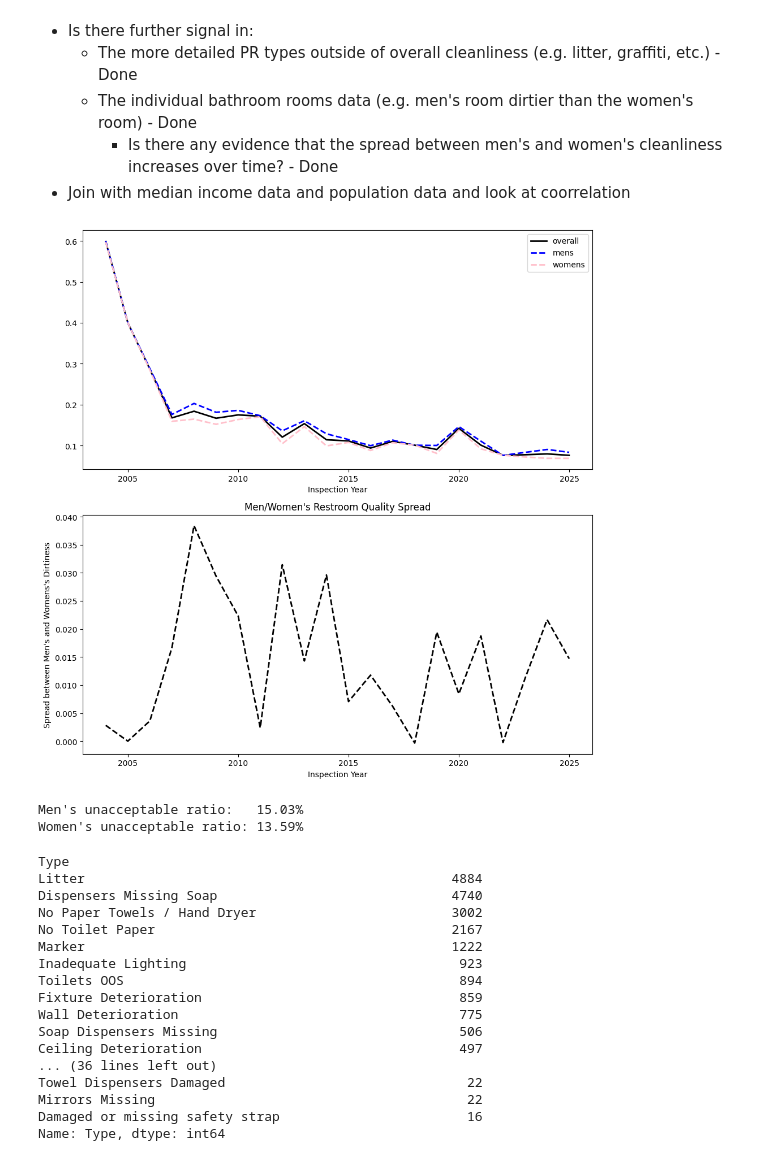
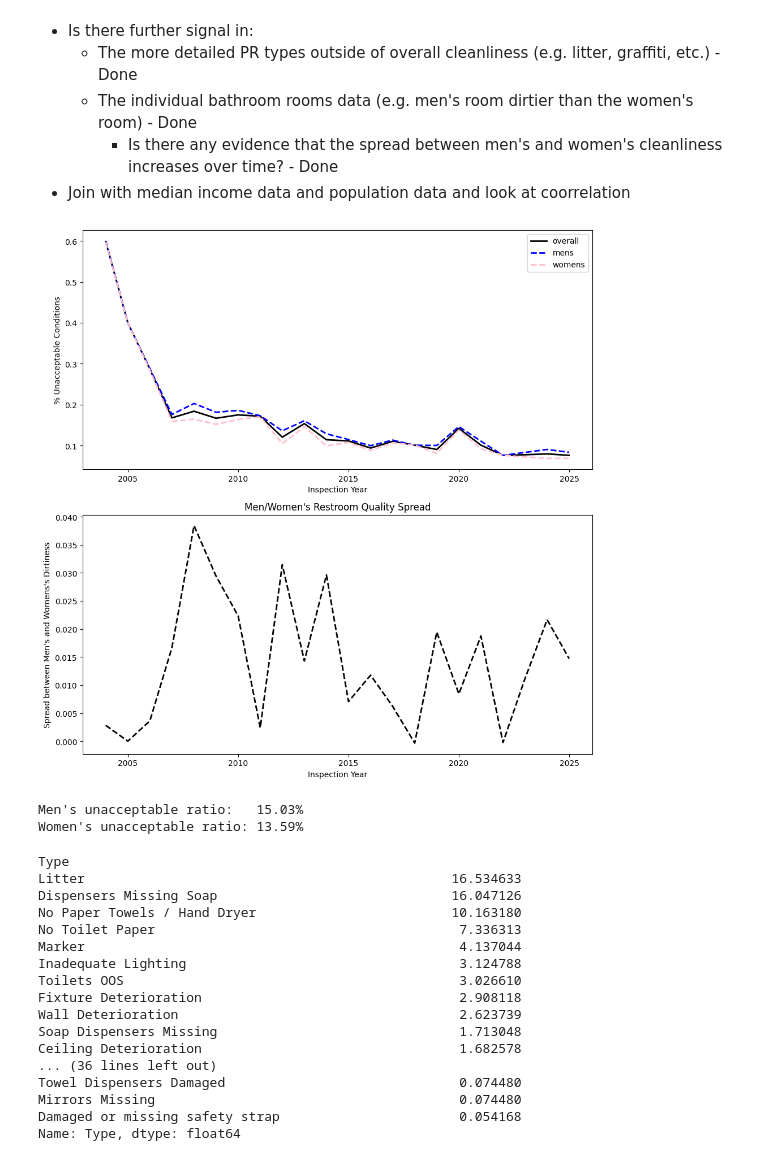
Before and after one commit to sirpthatch/analysis, a Jupyter notebook: projects/toilets/notebooks/profile_toilets.ipynb, the cells around one changed output. Cells and saved outputs as stored; diff of their text form; code cells hidden in the pictures.

```diff
--- a/projects/toilets/notebooks/profile_toilets.ipynb
+++ b/projects/toilets/notebooks/profile_toilets.ipynb
@@ -418,56 +419,58 @@ gender_counts_by_year = (
 gender_counts_by_year['mens_womens_quality_spread'] = gender_counts_by_year.get('mens', 0) - gender_counts_by_year.get('womens', 0)
 
 values_by_year = (
     park_restroom_rooms_inspections_joined_df
     .groupby(['Inspection Year'])['OvCond']
     .apply(lambda x: (x == 'U').sum() / ((x == 'U') | (x == 'A')).sum() if ((x == 'U') | (x == 'A')).sum() > 0 else np.nan)
 )
 data = (pd
         .merge(values_by_year.reset_index(),gender_counts_by_year[['mens','womens']].reset_index(), on='Inspection Year')
         .rename(columns={'OvCond':'overall'})
 )
 
 fig, (ax1, ax2) = plt.subplots(2, 1, figsize=(10, 10))
 data.plot(x='Inspection Year', y=['overall', 'mens', 'womens'], ax=ax1, color=['black', 'blue', 'pink'], linewidth=2, style=['-', '--', '--'])
+#data.plot(x='Inspection Year', y=['overall'], ax=ax1, color=['black'], linewidth=2, style=['-'])
+ax1.set_ylabel("% Unacceptable Conditions")
 
 # Plot men's and women's unacceptable ratios by year
 gender_counts_by_year['mens_womens_quality_spread'].plot(ax=ax2, color='black', linewidth=2, style='--', label="Men's-Women's Spread")
 ax2.set_ylabel("Spread between Men's and Womens's Dirtiness")
 ax2.set_title("Men/Women's Restroom Quality Spread")
 ax2.set_xlabel("Inspection Year")
 plt.tight_layout()
 plt.show()
 
 
 mens_unacceptable_ratio = len(mens_rooms[mens_rooms["OvCond"] == "U"]) / (len(mens_rooms[mens_rooms["OvCond"] == "U"])+ len(mens_rooms[mens_rooms["OvCond"] == "A"]))
 womens_unacceptable_ratio = len(womens_rooms[womens_rooms["OvCond"] == "U"]) / (len(womens_rooms[womens_rooms["OvCond"] == "U"])+ len(womens_rooms[womens_rooms["OvCond"] == "A"]))
 
 print(f"Men's unacceptable ratio:   {round(mens_unacceptable_ratio*100, 2)}%")
 print(f"Women's unacceptable ratio: {round(womens_unacceptable_ratio*100, 2)}%")
 # %% [output]
-[figure, old version]
+[figure, new version]
 Men's unacceptable ratio:   15.03%
 Women's unacceptable ratio: 13.59%
 # %%
-park_restroom_hazards_df.groupby('Type').Type.count().sort_values(ascending=False).head(50)
+(park_restroom_hazards_df.groupby('Type').Type.count()/len(park_restroom_hazards_df) * 100).sort_values(ascending=False).head(50)
 # %% [output]
 Type
-Litter                                               4884
-Dispensers Missing Soap                              4740
-No Paper Towels / Hand Dryer                         3002
-No Toilet Paper                                      2167
-Marker                                               1222
-Inadequate Lighting                                   923
-Toilets OOS                                           894
-Fixture Deterioration                                 859
-Wall Deterioration                                    775
-Soap Dispensers Missing                               506
-Ceiling Deterioration                                 497
+Litter                                               16.534633
+Dispensers Missing Soap                              16.047126
+No Paper Towels / Hand Dryer                         10.163180
+No Toilet Paper                                       7.336313
+Marker                                                4.137044
+Inadequate Lighting                                   3.124788
+Toilets OOS                                           3.026610
+Fixture Deterioration                                 2.908118
+Wall Deterioration                                    2.623739
+Soap Dispensers Missing                               1.713048
+Ceiling Deterioration                                 1.682578
 ... (36 lines left out)
-Towel Dispensers Damaged                               22
-Mirrors Missing                                        22
-Damaged or missing safety strap                        16
-Name: Type, dtype: int64
+Towel Dispensers Damaged                              0.074480
+Mirrors Missing                                       0.074480
+Damaged or missing safety strap                       0.054168
+Name: Type, dtype: float64
 # %%
 feature_frame = pd.read_csv("../data/ext_data/data/parks_inspection_program_–_feature_ratings_20251020.csv")
 restroom_litter_features = park_restroom_hazards_df[park_restroom_hazards_df['Type'] == 'Litter']['Feature #'].apply(lambda x: int(x.replace(",","")))
```
Also changed, not shown: parts of 1 cell of this notebook, 10 other files.
